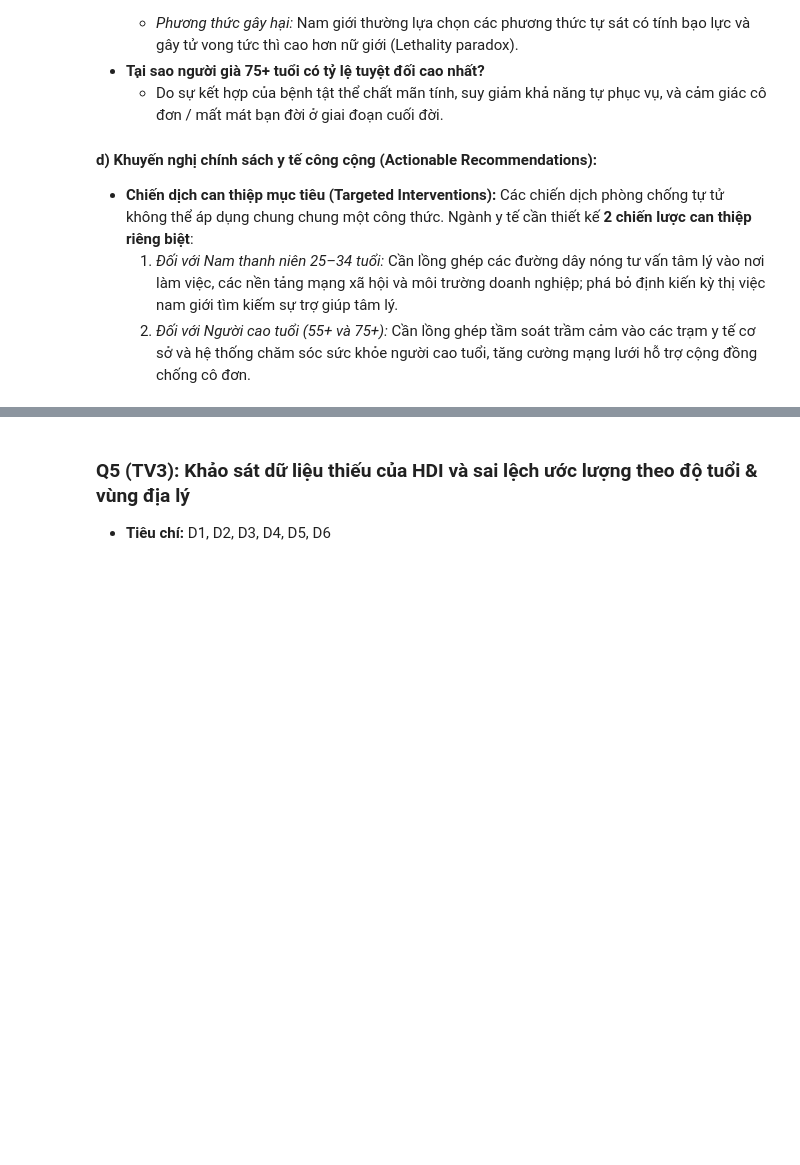
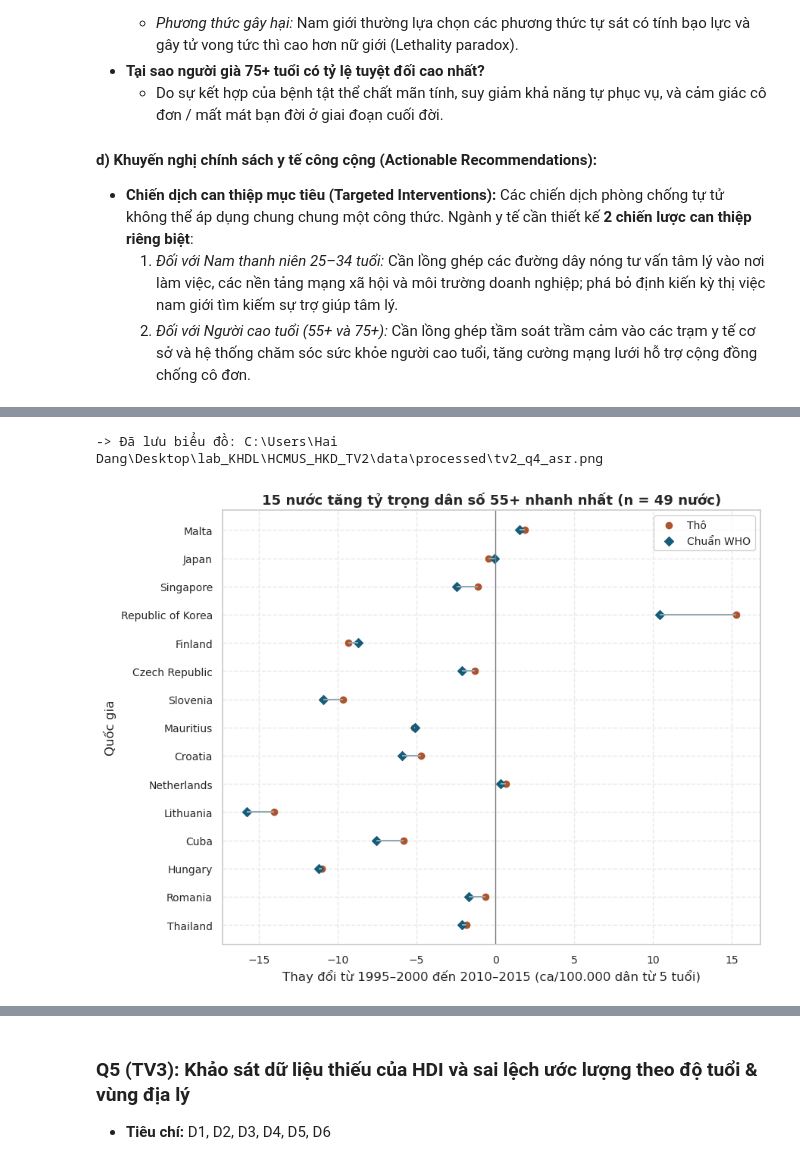
Before and after one commit to 24122039Kien/HCMUS_HKD_program_for_data_scientists, a Jupyter notebook: notebooks/02_analysis.ipynb, the cells around one changed output, grey strips where cells are left out. Saved outputs shown, nothing was run; the diff lists cells and outputs as text; code cells hidden in the pictures; blank space fills up the shorter version.

```diff
--- a/notebooks/02_analysis.ipynb
+++ b/notebooks/02_analysis.ipynb
@@ -442,0 +528,9 @@ plt.show()
+# %%
+cohort = period_cohort(full)
+empirical = full.groupby("age").population.sum()
+weights = pd.DataFrame({"WHO": WHO / WHO.sum(), "Mẫu": empirical / empirical.sum()}).loc[WHO.index]
+display(weights.round(4))
+q4_rates, q4_delta, q4_shares = age_comparison(cohort, empirical)
+pooled_rates, pooled_delta, pooled_shares = age_comparison(cohort, empirical, by_country=False)
+display(pooled_rates.round(3), pooled_delta.round(3))
+display(q4_delta.nlargest(15, "Δ dân số 55+ (điểm %)").round(3))
@@ -442,0 +589,7 @@ plt.show()
+# %%
+fig = plot_crude_asr(q4_delta)
+save_figure(fig, output / "tv2_q4_asr.png")
+plt.show()
+# %% [output]
+-> Đã lưu biểu đồ: C:\Users\Hai Dang\Desktop\lab_KHDL\HCMUS_HKD_TV2\data\processed\tv2_q4_asr.png
+[figure, added]
```
Also changed, not shown: parts of 12 cells of this notebook, 3 other files.
